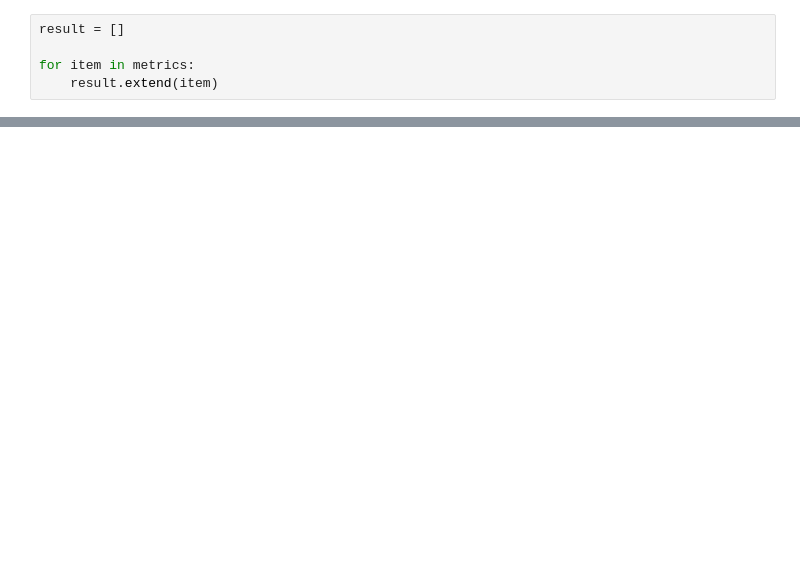
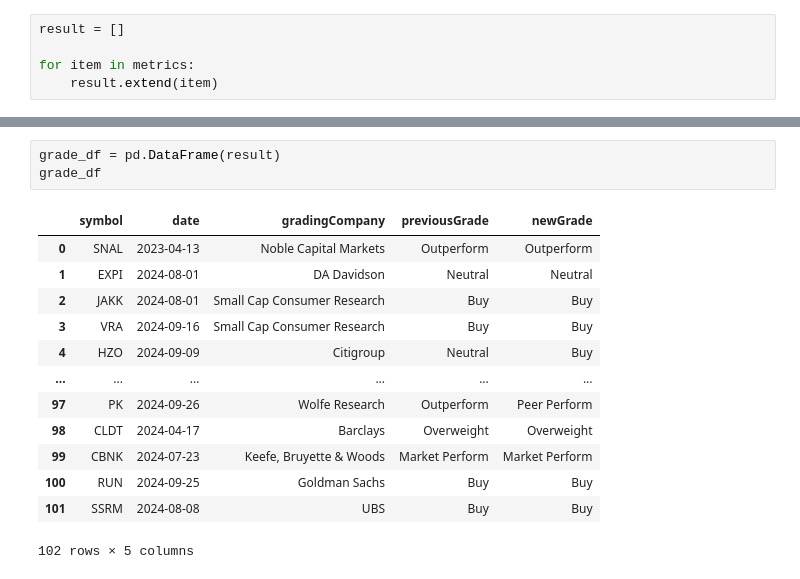
Before and after one commit to KimDhanHee/Simba2, a Jupyter notebook: API Tester.ipynb, the cells around one changed output, grey strips where cells are left out. Drawn from its saved outputs; the diff is of its cells as text; blank space fills up the shorter version.

```diff
--- a/API Tester.ipynb
+++ b/API Tester.ipynb
@@ -201,0 +280,17 @@ sorted_stocks.head(10)
+# %%
+grade_df = pd.DataFrame(result)
+grade_df
+# %% [output]
+|  | symbol | date | gradingCompany | previousGrade | newGrade |
+| 0 | SNAL | 2023-04-13 | Noble Capital Markets | Outperform | Outperform |
+| 1 | EXPI | 2024-08-01 | DA Davidson | Neutral | Neutral |
+| 2 | JAKK | 2024-08-01 | Small Cap Consumer Research | Buy | Buy |
+| 3 | VRA | 2024-09-16 | Small Cap Consumer Research | Buy | Buy |
+| 4 | HZO | 2024-09-09 | Citigroup | Neutral | Buy |
+| ... | ... | ... | ... | ... | ... |
+| 97 | PK | 2024-09-26 | Wolfe Research | Outperform | Peer Perform |
+| 98 | CLDT | 2024-04-17 | Barclays | Overweight | Overweight |
+| 99 | CBNK | 2024-07-23 | Keefe, Bruyette & Woods | Market Perform | Market Perform |
+| 100 | RUN | 2024-09-25 | Goldman Sachs | Buy | Buy |
+| 101 | SSRM | 2024-08-08 | UBS | Buy | Buy |
+102 rows × 5 columns
```
Also changed, not shown: parts of 17 cells of this notebook, 1 other file.
